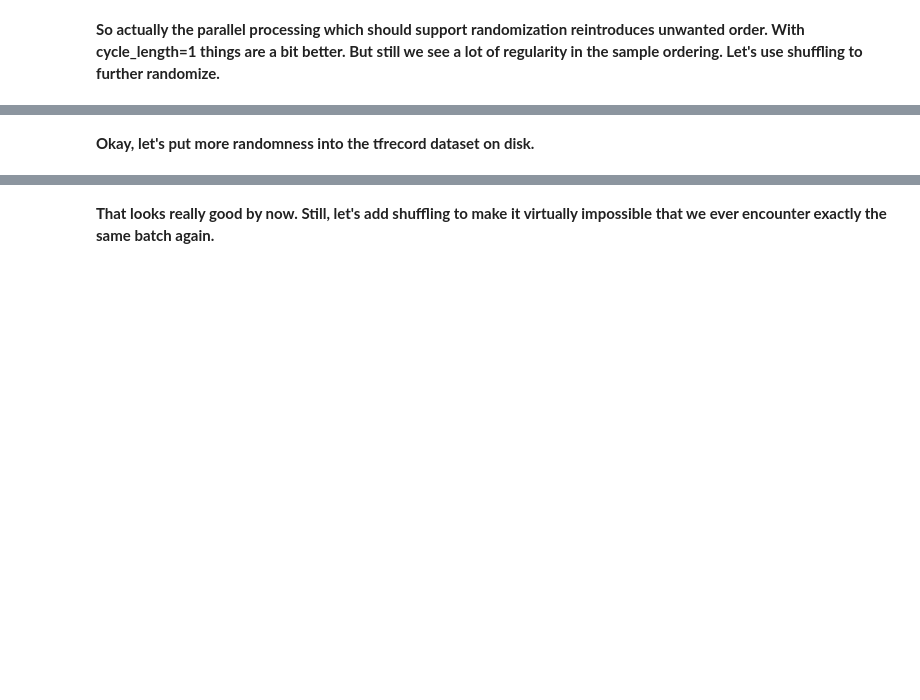
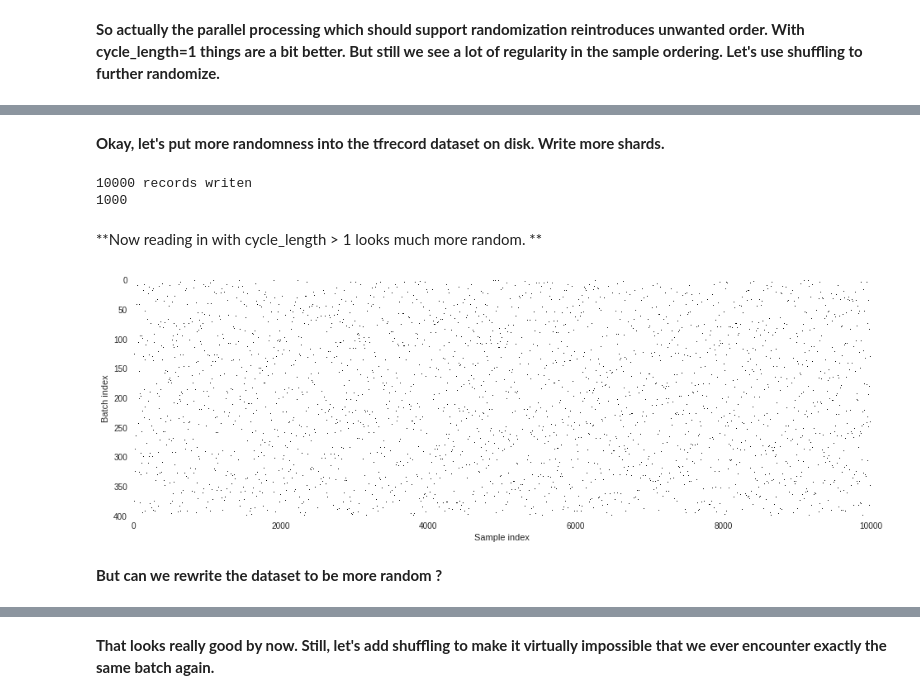
Before and after one commit to christianmerkwirth/colabs, a Jupyter notebook: Understanding_Randomization_in_TF_Datasets.ipynb, the cells around one changed output, grey strips where cells are left out. Cells and saved outputs as stored; diff of their text form; code cells hidden in the pictures; blank space fills up the shorter version.

```diff
--- a/Understanding_Randomization_in_TF_Datasets.ipynb
+++ b/Understanding_Randomization_in_TF_Datasets.ipynb
@@ -233,5 +232,45 @@ visualize_dataset(dataset)
 # %% [markdown]
-**Okay, let's put more randomness into the tfrecord dataset on disk.**
+**Okay, let's put more randomness into the tfrecord dataset on disk. Write more shards.**
+# %%
+# Remove any old files to prevent interference.
+!rm tfrecords-*
+
+t = TFRecordGenerator(num_shards=1000)
+t.generate_records(10000, 'tfrecords')
+
+# How many shard were written to disk ?
+
+!ls -la tfrecords-* | wc -l
+# %% [output]
+10000 records writen
+1000
+# %% [markdown]
+**Now reading in with cycle_length > 1 looks much more random. **
+# %%
+tfrecord_pattern = 'tfrecords-?????-of-?????'
+
+# First just list all file pathes to the sharded tfrecord dataset.
+dataset = tf.data.TFRecordDataset.list_files(tfrecord_pattern)
+# Make sure to fully shuffle the list of tfrecord files.
+dataset = dataset.shuffle(buffer_size=1000)
+
+# Preprocesses 10 files concurrently and interleaves records from each file into a single, unified dataset.
+dataset = dataset.interleave(
+    tf.data.TFRecordDataset,
+    cycle_length=10,
+    block_length=1)
+# Here we convert raw protobufs into a structs.
+dataset = dataset.map(
+    functools.partial(_parse_tfexample_fn, mode=None),
+    num_parallel_calls=10)
+dataset = dataset.repeat(4)
+dataset = dataset.batch(100)
+
+visualize_dataset(dataset)
+# %% [output]
+[figure, added]
+# %% [markdown]
+**But can we rewrite the dataset to be more random ?**
 # %%
  # Rewrite and randomize a TF record dataset without parsing raw protobufs.
 
```
Also changed, not shown: parts of 9 cells of this notebook.
